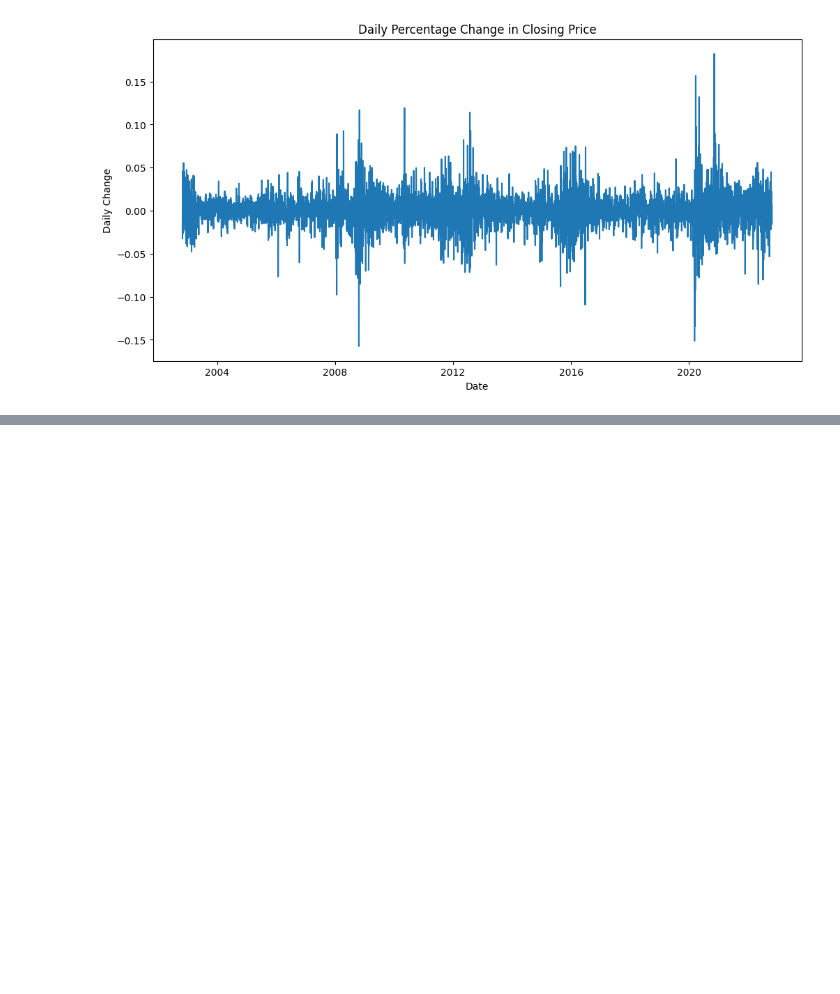
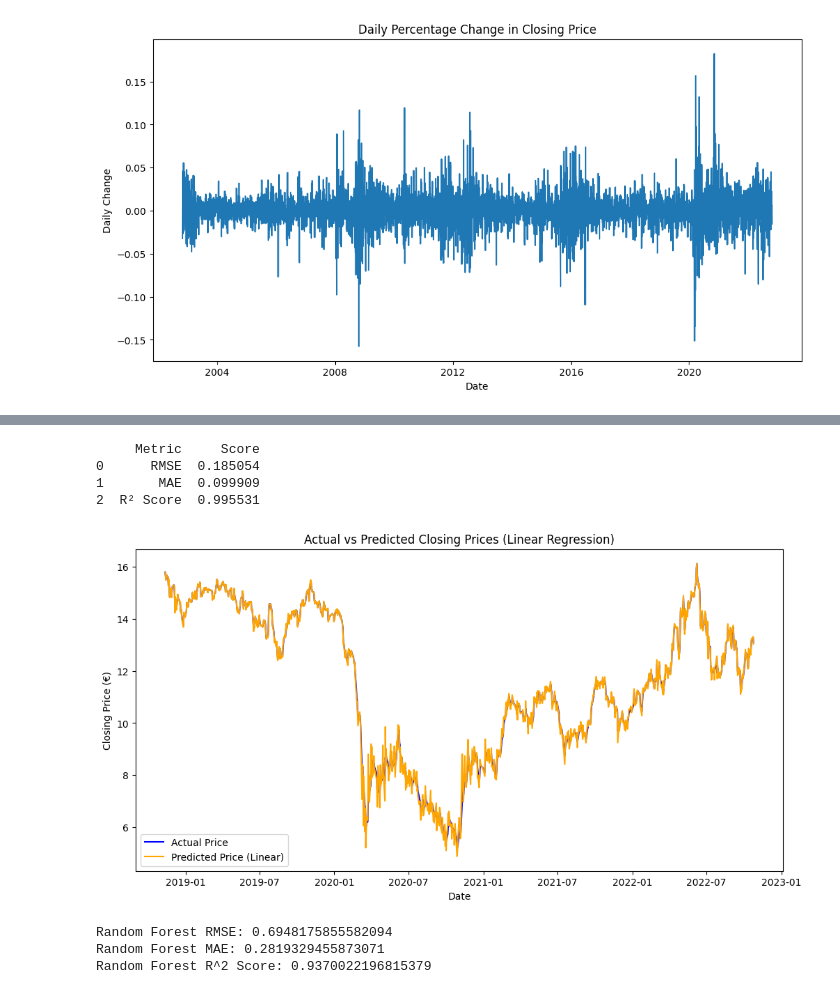
Before and after one commit to sarahlamond/Data-Science-Showcase, a Jupyter notebook: Repsol-Stock-Analysis/Repsol_Stock_Analysis.ipynb, the cells around one changed output, grey strips where cells are left out. Cells and saved outputs as stored; diff of their text form; code cells hidden in the pictures; blank space fills up the shorter version.

Commit message:
Added Linear and Forest

```diff
--- a/Repsol-Stock-Analysis/Repsol_Stock_Analysis.ipynb
+++ b/Repsol-Stock-Analysis/Repsol_Stock_Analysis.ipynb
@@ -201,0 +220,7 @@ df['Rolling_STD_7'] = df['close'].rolling(window=7).std()
+# %%
+df.dropna(inplace=True)
+features = ['MA7', 'MA30', 'Prev_Close', 'Daily_Change', 'Rolling_STD_7']
+target = ['close']
+
+X = df[features]
+y = df[target]
@@ -201,0 +231,2 @@ df['Rolling_STD_7'] = df['close'].rolling(window=7).std()
+# %%
+X_train, X_test, y_train, y_test = train_test_split(X, y, test_size=0.2, shuffle=False) #80% is train, 20% is test
@@ -201,0 +235,4 @@ df['Rolling_STD_7'] = df['close'].rolling(window=7).std()
+# %%
+linear_model = LinearRegression()
+linear_model.fit(X_train, y_train)
+y_pred = linear_model.predict(X_test)
@@ -201,0 +249,31 @@ df['Rolling_STD_7'] = df['close'].rolling(window=7).std()
+# %%
+import pandas as pd
+from sklearn.metrics import mean_absolute_error, mean_squared_error, r2_score
+import numpy as np
+
+rmse = np.sqrt(mean_squared_error(y_test, y_pred))
+mae = mean_absolute_error(y_test, y_pred)
+r2 = r2_score(y_test, y_pred)
+
+metrics = pd.DataFrame({
+    'Metric': ['RMSE', 'MAE', 'R² Score'],
+    'Score': [rmse, mae, r2]
+})
+
+print(metrics)
+# %% [output]
+     Metric     Score
+0      RMSE  0.185054
+1       MAE  0.099909
+2  R² Score  0.995531
+# %%
+plt.figure(figsize=(12,6))
+plt.plot(df['date'].iloc[-len(y_test):], y_test, label='Actual Price', color='blue')
+plt.plot(df['date'].iloc[-len(y_test):], y_pred, label='Predicted Price (Linear)', color='orange')
+plt.xlabel('Date')
+plt.ylabel('Closing Price (€)')
+plt.title('Actual vs Predicted Closing Prices (Linear Regression)')
+plt.legend()
+plt.show()
+# %% [output]
+[figure, added]
@@ -201,0 +293,15 @@ df['Rolling_STD_7'] = df['close'].rolling(window=7).std()
+# %%
+from sklearn.metrics import mean_absolute_error, mean_squared_error, r2_score
+import numpy as np
+
+rmse_rf = np.sqrt(mean_squared_error(y_test, y_pred_rf))
+mae_rf = mean_absolute_error(y_test, y_pred_rf)
+r2_rf = r2_score(y_test, y_pred_rf)
+
+print(f"Random Forest RMSE: {rmse_rf}")
+print(f"Random Forest MAE: {mae_rf}")
+print(f"Random Forest R^2 Score: {r2_rf}")
+# %% [output]
+Random Forest RMSE: 0.6948175855582094
+Random Forest MAE: 0.2819329455873071
+Random Forest R^2 Score: 0.9370022196815379
```
Also changed, not shown: parts of 17 cells of this notebook.
